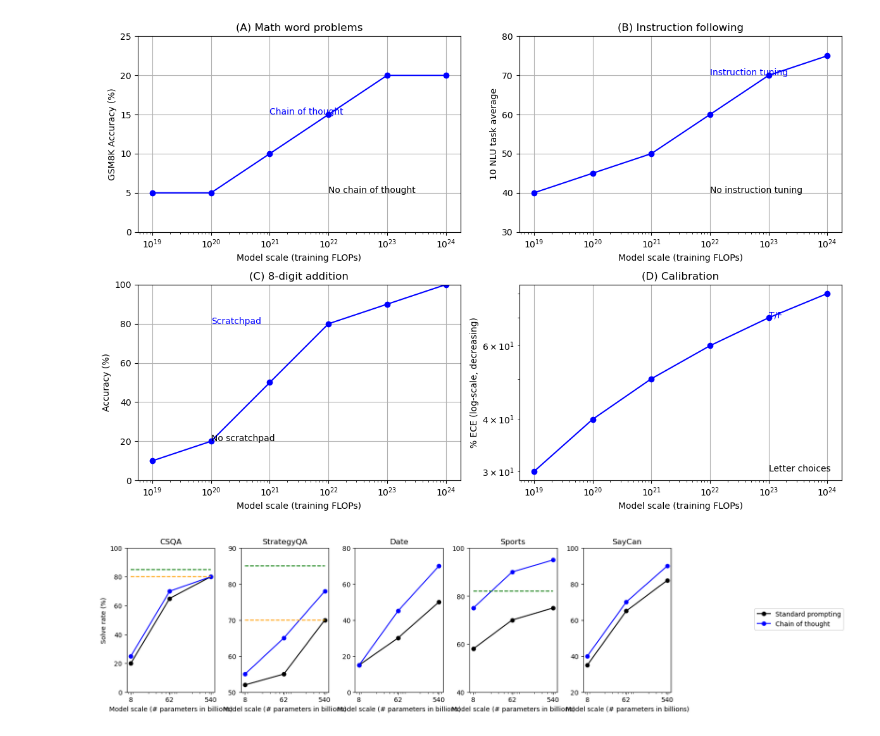
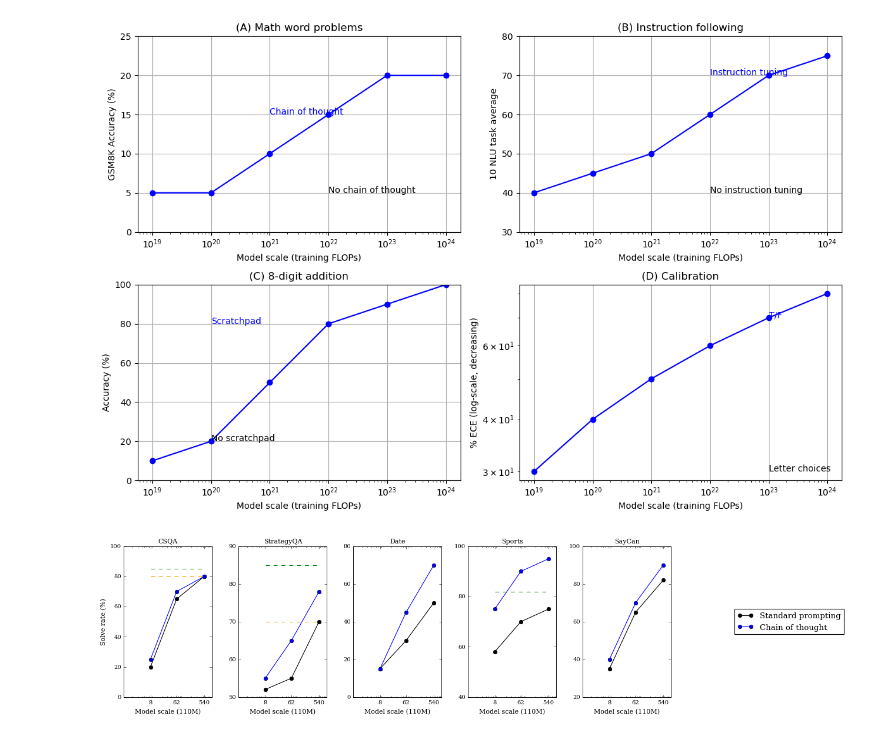
Before and after one commit to NJUxlj/reinforced-global-chain-prompt, a Jupyter notebook: performance_across_scales.ipynb, the cells around one changed output. Saved outputs shown, nothing was run; the diff lists cells and outputs as text; code cells hidden in the pictures.

```diff
--- a/performance_across_scales.ipynb
+++ b/performance_across_scales.ipynb
@@ -61,6 +61,9 @@ plt.show()
 import matplotlib.pyplot as plt
 import numpy as np
 
+plt.rcParams['font.family'] = 'serif'  # 使用 serif 字体族
+plt.rcParams['font.serif'] = ['DejaVu Serif', 'Bitstream Vera Serif', 'Computer Modern Roman']
+plt.rcParams['mathtext.fontset'] = 'dejavuserif'
 # Data
 x_values = [8, 62, 540]
 datasets = {
@@ -121,34 +124,34 @@ for idx, (dataset, data) in enumerate(datasets.items()):
     ax.set_title(dataset)
     if idx == 0:
         ax.set_ylabel('Solve rate (%)')
-    ax.set_xlabel('Model scale (# parameters in billions)')
+    ax.set_xlabel('Model scale (110M)')
 
     # Set x-axis scale and ticks
     ax.set_xscale('log')
     ax.set_xticks(x_values)
     ax.set_xticklabels(x_values)
 
     # Set y-axis limits based on data
     if dataset == 'CSQA':
         ax.set_ylim(0, 100)
         ax.set_yticks(range(0, 101, 20))
     elif dataset == 'StrategyQA':
         ax.set_ylim(50, 90)
         ax.set_yticks(range(50, 91, 10))
     elif dataset == 'Date':
         ax.set_ylim(0, 80)
         ax.set_yticks(range(0, 81, 20))
     elif dataset == 'Sports':
         ax.set_ylim(40, 100)
         ax.set_yticks(range(40, 101, 20))
     elif dataset == 'SayCan':
         ax.set_ylim(20, 100)
         ax.set_yticks(range(20, 101, 20))
 
 # Add legend to the rightmost subplot
 handles, labels = axs[-1].get_legend_handles_labels()
 fig.legend(handles, labels, loc='center right', bbox_to_anchor=(1.15, 0.5))
 
 plt.show()
 # %% [output]
-[figure, old version]
+[figure, new version]
```
Also changed, not shown: parts of 3 cells of this notebook, 8 other files.
